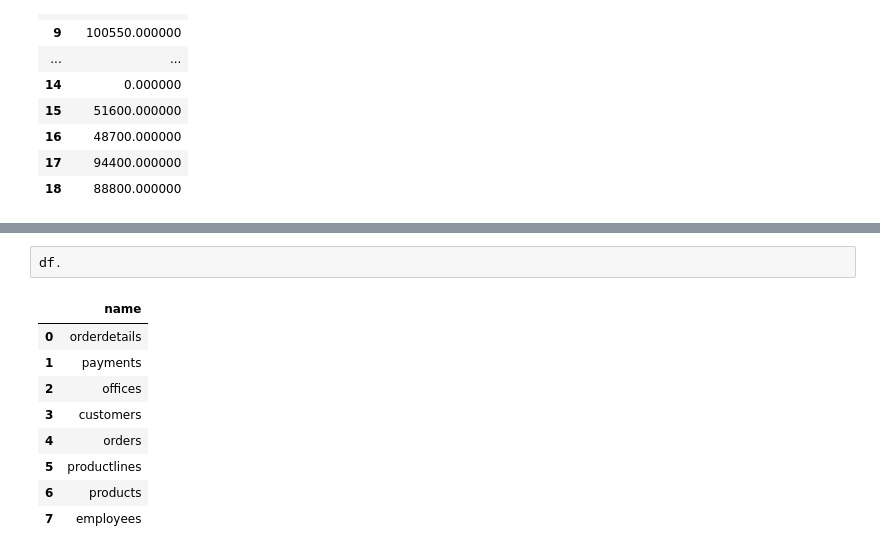
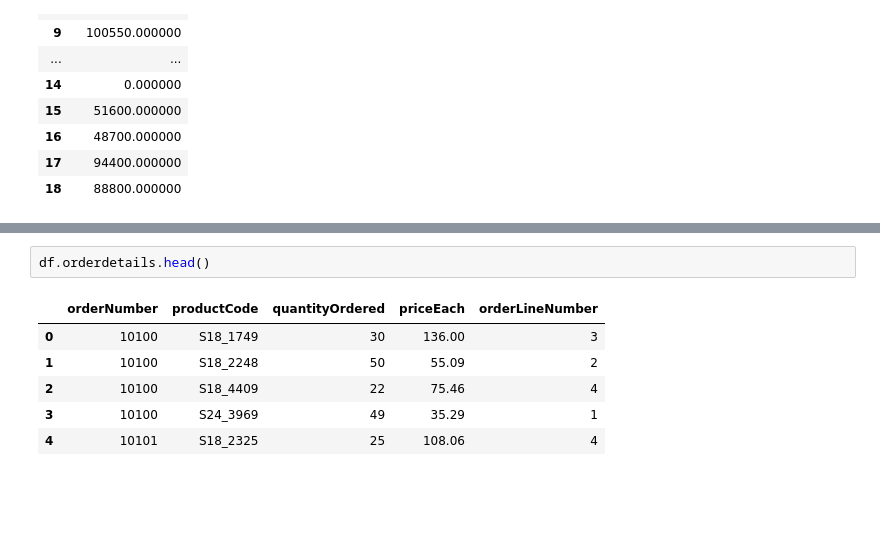
Before and after one commit to nsragow/dsc-more-practice-with-sql-queries-lab-nyc-ds-career-042219, a Jupyter notebook: index.ipynb, the cells around one changed output, grey strips where cells are left out. Saved outputs shown, nothing was run; the diff lists cells and outputs as text; blank space fills up the shorter version.

```diff
--- a/index.ipynb
+++ b/index.ipynb
@@ -108,17 +108,14 @@ df.q("select avg(creditlimit) from customers group by state")
 
 Now, write a query that uses JOIN statements to get the customer name, customer number, order number, status, and quantity ordered. Print only the head of this DataFrame.
 # %%
-df.
+df.orderdetails.head()
 # %% [output]
-|  | name |
-| 0 | orderdetails |
-| 1 | payments |
-| 2 | offices |
-| 3 | customers |
-| 4 | orders |
-| 5 | productlines |
-| 6 | products |
-| 7 | employees |
+|  | orderNumber | productCode | quantityOrdered | priceEach | orderLineNumber |
+| 0 | 10100 | S18_1749 | 30 | 136.00 | 3 |
+| 1 | 10100 | S18_2248 | 50 | 55.09 | 2 |
+| 2 | 10100 | S18_4409 | 22 | 75.46 | 4 |
+| 3 | 10100 | S24_3969 | 49 | 35.29 | 1 |
+| 4 | 10101 | S18_2325 | 25 | 108.06 | 4 |
 # %% [markdown]
 #### Expected Output
 
```
